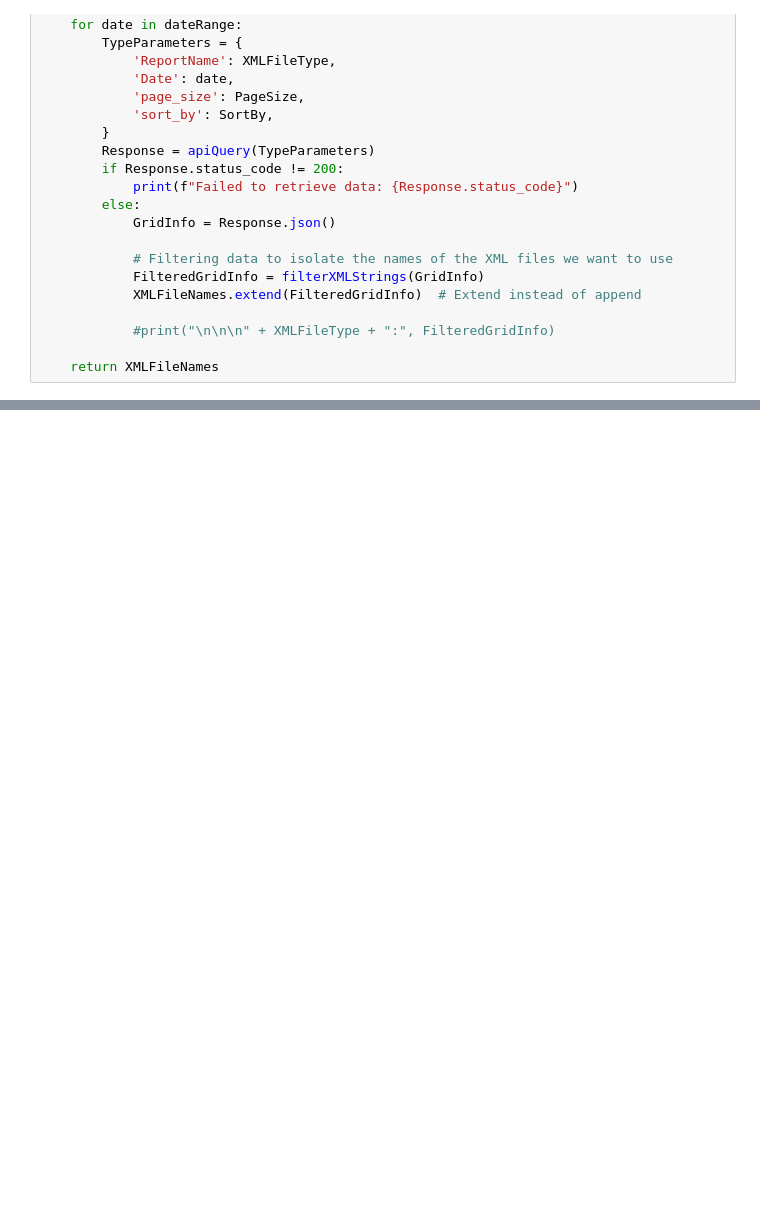
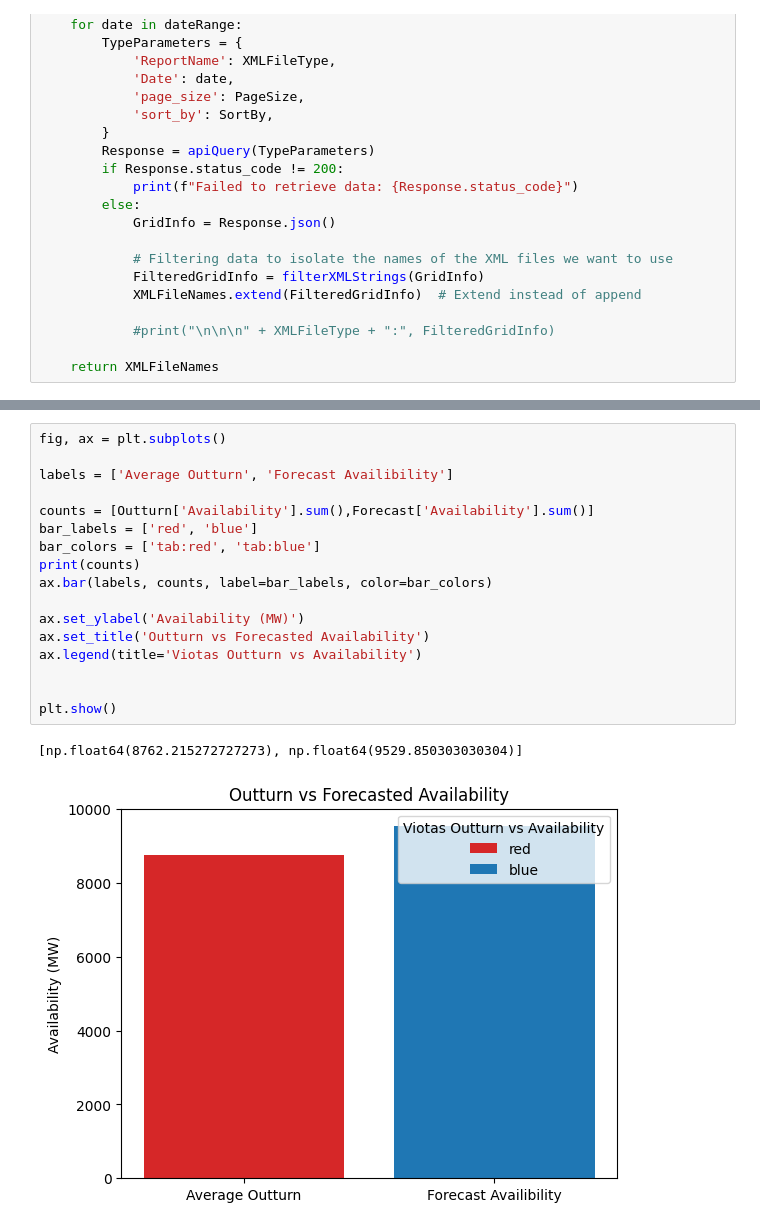
Before and after one commit to JamesDoherty1/SEMOForecastPerformance, a Jupyter notebook: SEMOForecastVSOutturn.ipynb, the cells around one changed output, grey strips where cells are left out. Cells and saved outputs as stored; diff of their text form; blank space fills up the shorter version.

```diff
--- a/SEMOForecastVSOutturn.ipynb
+++ b/SEMOForecastVSOutturn.ipynb
@@ -131,0 +152,20 @@ plt.show()
+# %%
+fig, ax = plt.subplots()
+
+labels = ['Average Outturn', 'Forecast Availibility']
+
+counts = [Outturn['Availability'].sum(),Forecast['Availability'].sum()]
+bar_labels = ['red', 'blue']
+bar_colors = ['tab:red', 'tab:blue']
+print(counts)
+ax.bar(labels, counts, label=bar_labels, color=bar_colors)
+
+ax.set_ylabel('Availability (MW)')
+ax.set_title('Outturn vs Forecasted Availability')
+ax.legend(title='Viotas Outturn vs Availability')
+
+
+plt.show()
+# %% [output]
+[np.float64(8762.215272727273), np.float64(9529.850303030304)]
+[figure, added]
```
Also changed, not shown: parts of 5 cells of this notebook.
